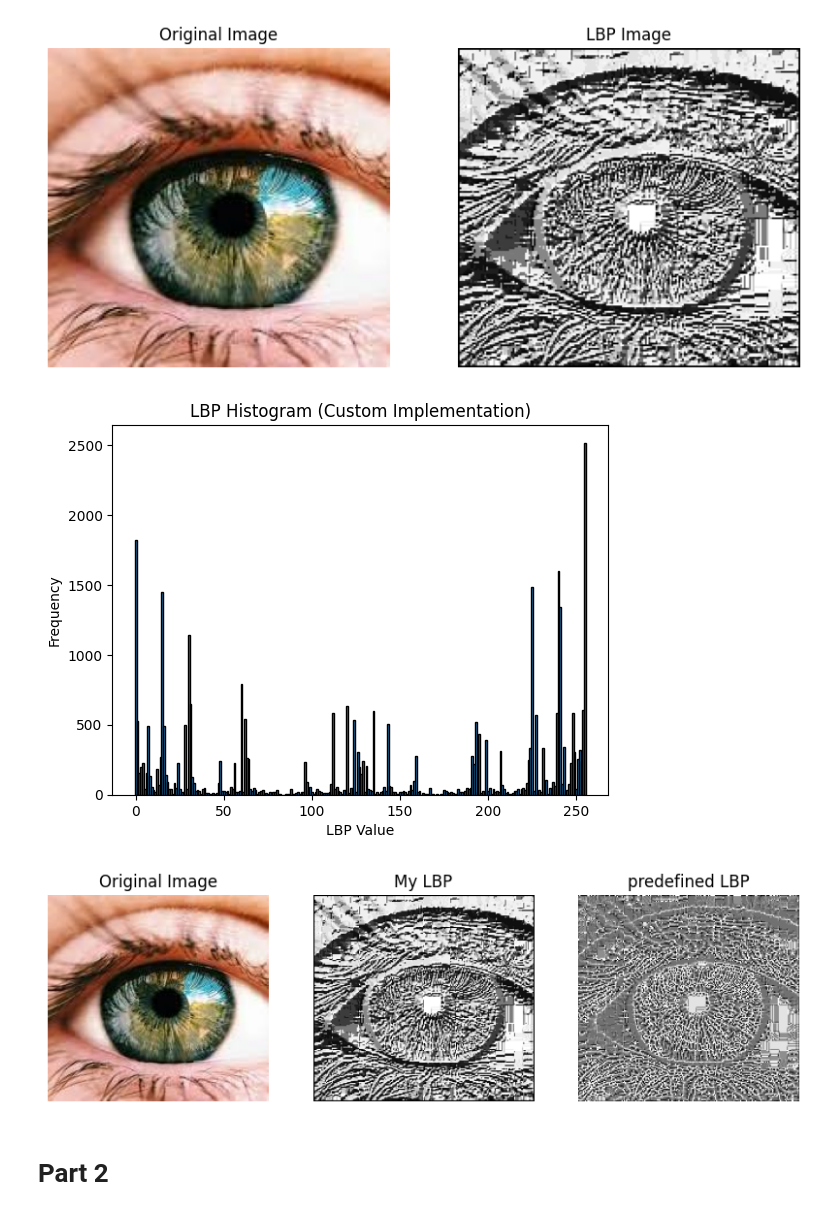
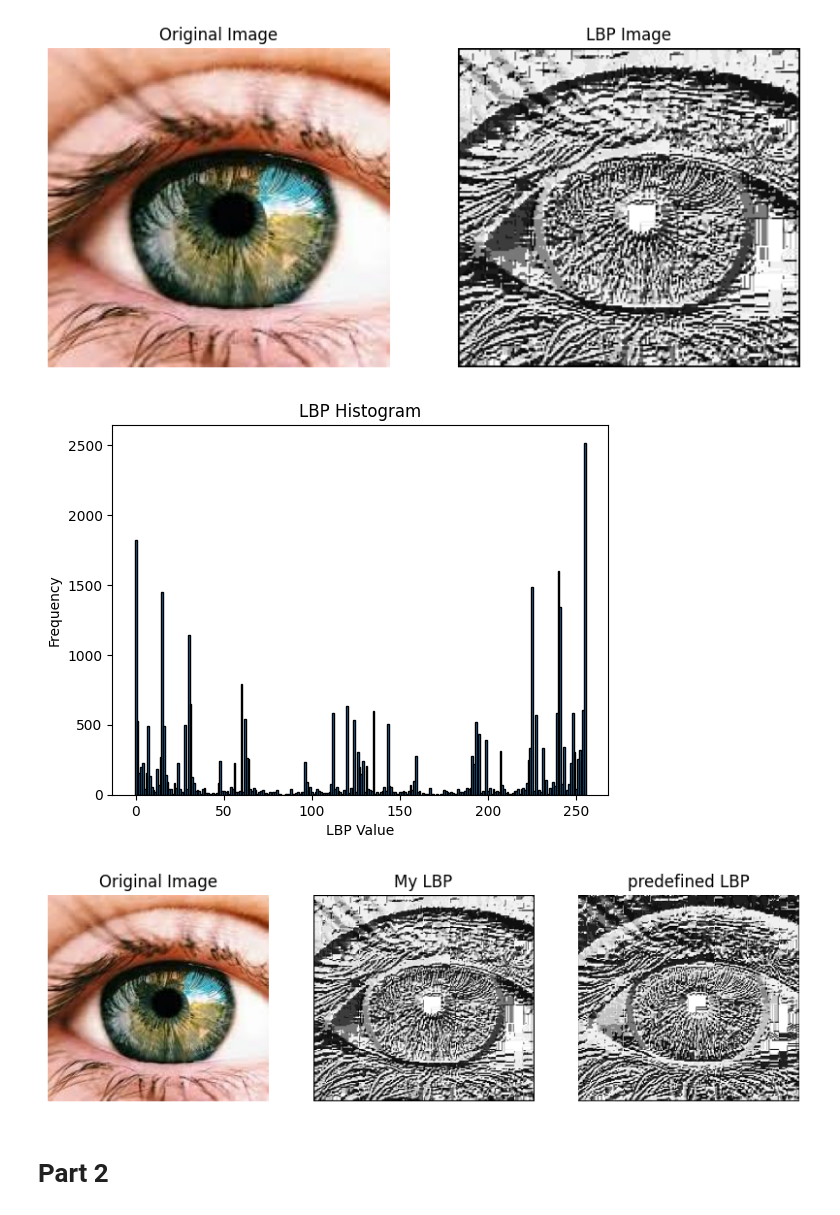
Before and after one commit to ab2gbl/Master2, a Jupyter notebook: AAI/TP/AAI_TP7.ipynb, the cells around one changed output. Saved outputs shown, nothing was run; the diff lists cells and outputs as text; code cells hidden in the pictures.

```diff
--- a/AAI/TP/AAI_TP7.ipynb
+++ b/AAI/TP/AAI_TP7.ipynb
@@ -77,42 +77,42 @@ def calculate_histogram(image, num_bins=256):
 
 histogram = calculate_histogram(lbp_image)
 plt.figure()
-plt.title("LBP Histogram (Custom Implementation)")
+plt.title("LBP Histogram")
 plt.bar(range(len(histogram)), histogram, width=1, edgecolor='black')
 plt.xlabel("LBP Value")
 plt.ylabel("Frequency")
 plt.show()
 # %% [output]
-[figure, old version]
+[figure, new version]
 # %%
 
 
 image = cv2.imread("./pic.jpeg")
 gray_image = cv2.cvtColor(image, cv2.COLOR_BGR2GRAY)
-lbp_predefined = local_binary_pattern(gray_image, P=8, R=1, method='uniform')
+lbp_predefined = local_binary_pattern(gray_image, P=8, R=1, method='default')
 lbp_image = calculate_lbp(image)
 
 
 
 plt.figure(figsize=(10, 5))
 plt.subplot(1, 3, 1)
 plt.title("Original Image")
 plt.imshow(cv2.cvtColor(image, cv2.COLOR_BGR2RGB))
 plt.axis('off')
 
 plt.subplot(1, 3, 2)
 plt.title("My LBP")
 plt.imshow(lbp_image, cmap='gray')
 plt.axis('off')
 
 plt.subplot(1, 3, 3)
 plt.title("predefined LBP")
 plt.imshow(lbp_predefined, cmap='gray')
 plt.axis('off')
 
 plt.show()
 # %% [output]
-[figure, old version]
+[figure, new version]
 # %% [markdown]
 # **Part 2**
 # %%
```
Also changed, not shown: parts of 43 cells of this notebook.
